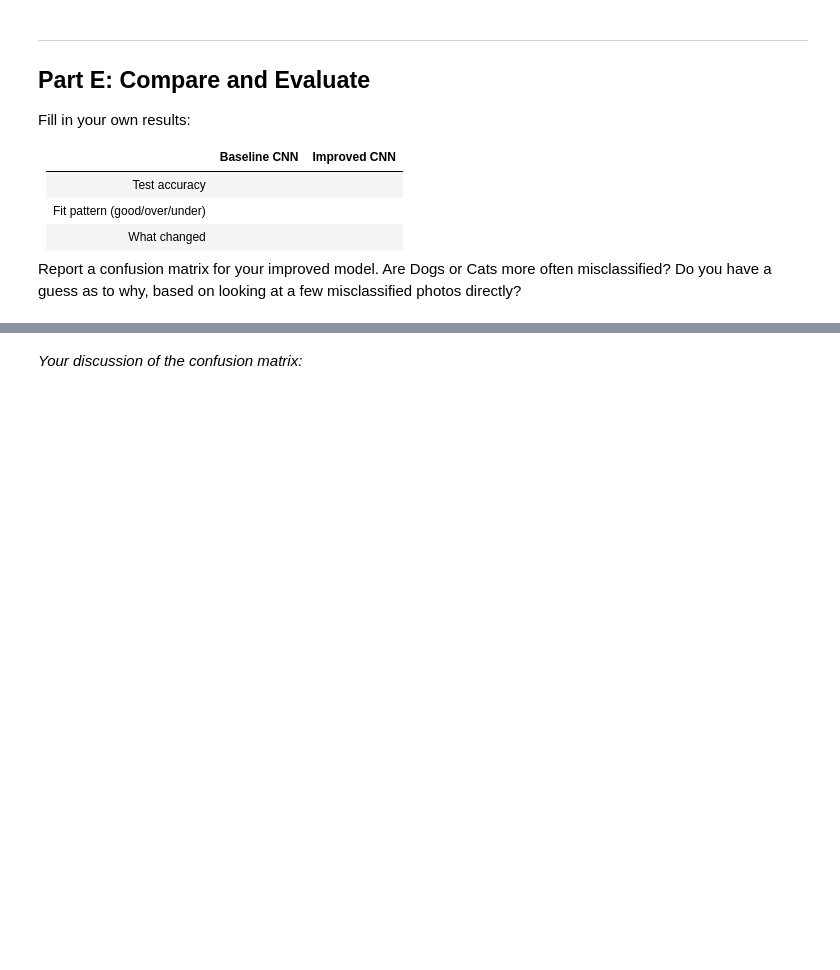
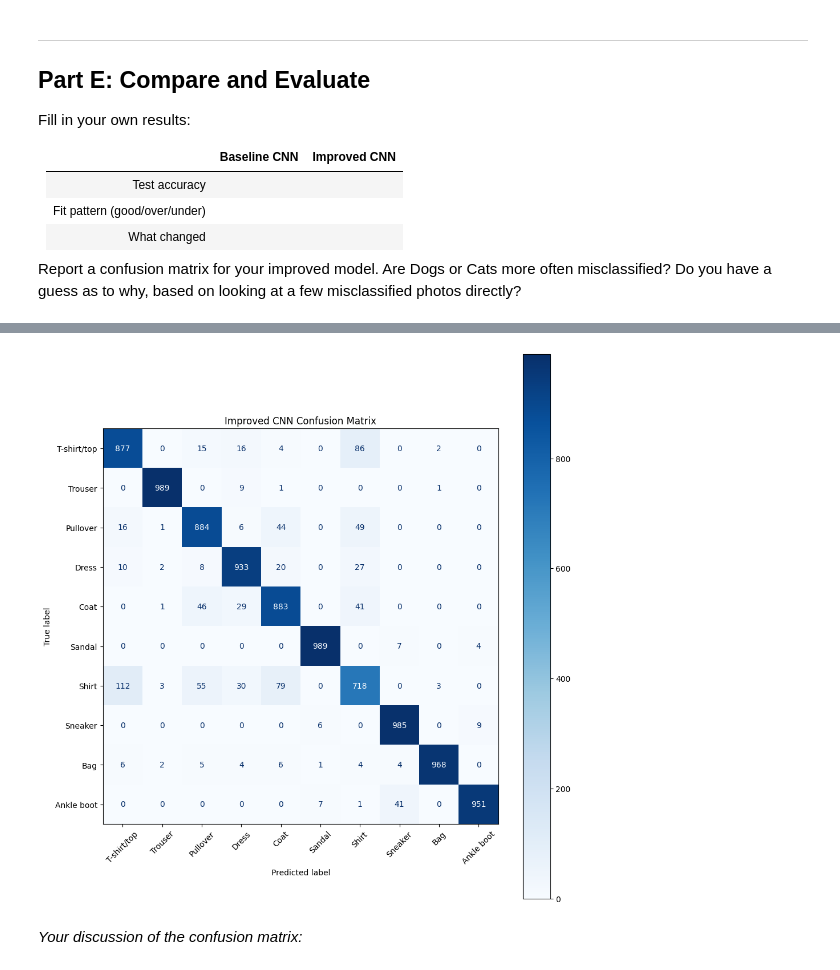
Before and after one commit to evan-kassab/IT480-FA26, a Jupyter notebook: Lab2/Lab2_CNN_PetFinder_Starter.ipynb, the cells around one changed output, grey strips where cells are left out. Saved outputs shown, nothing was run; the diff lists cells and outputs as text; code cells hidden in the pictures; blank space fills up the shorter version.

```diff
--- a/Lab2/Lab2_CNN_PetFinder_Starter.ipynb
+++ b/Lab2/Lab2_CNN_PetFinder_Starter.ipynb
@@ -124,0 +321,19 @@ State which path you chose and why, before you start building it.
+# %%
+# Train your improved model here
+early_stopping = EarlyStopping(
+    monitor="val_loss",
+    patience=3,
+    restore_best_weights=True
+)
+
+# Train the improved CNN
+improved_history = improved_model.fit(
+    x_train,
+    y_train,
+    validation_split=0.20,
+    epochs=20,
+    batch_size=64,
+    shuffle=True,
+    callbacks=[early_stopping],
+    verbose=1
+)
@@ -139,0 +371,65 @@ Report a confusion matrix for your improved model. Are Dogs or Cats more often m
+# %%
+# Evaluate your improved model and build a confusion matrix here
+baseline_loss, baseline_accuracy = model.evaluate(
+    x_test,
+    y_test,
+    verbose=0
+)
+
+# Evaluate the improved model
+improved_loss, improved_accuracy = improved_model.evaluate(
+    x_test,
+    y_test,
+    verbose=0
+)
+
+print("===== MODEL COMPARISON =====")
+print(f"Baseline CNN Test Accuracy: {baseline_accuracy * 100:.2f}%")
+print(f"Improved CNN Test Accuracy: {improved_accuracy * 100:.2f}%")
+print(
+    f"Accuracy Difference: "
+    f"{(improved_accuracy - baseline_accuracy) * 100:.2f} percentage points"
+)
+
+# Generate predictions from the improved model
+y_prob = improved_model.predict(x_test, verbose=0)
+
+# Convert predicted probabilities into class numbers
+y_pred = np.argmax(y_prob, axis=1)
+
+# Convert one-hot encoded test labels back into class numbers
+y_actual = np.argmax(y_test, axis=1)
+
+# Verify accuracy using sklearn
+calculated_accuracy = accuracy_score(y_actual, y_pred)
+
+print(f"\nAccuracy verification: {calculated_accuracy * 100:.2f}%")
+
+class_names = [
+    "T-shirt/top",
+    "Trouser",
+    "Pullover",
+    "Dress",
+    "Coat",
+    "Sandal",
+    "Shirt",
+    "Sneaker",
+    "Bag",
+    "Ankle boot"
+]
+
+# Create the confusion matrix
+cm = confusion_matrix(y_actual, y_pred)
+
+print("Confusion Matrix:")
+print(cm)
+
+# Display the confusion matrix
+fig, ax = plt.subplots(figsize=(10, 10))
+disp = ConfusionMatrixDisplay(confusion_matrix=cm, display_labels=class_names)
+disp.plot(ax=ax, xticks_rotation=45, cmap="Blues")
+
+plt.title("Improved CNN Confusion Matrix")
+plt.tight_layout()
+plt.show()
+# %% [output]
@@ -140,3 +453,4 @@ Report a confusion matrix for your improved model. Are Dogs or Cats more often m
+[figure, added]
 # %% [markdown]
 *Your discussion of the confusion matrix:*
 # %% [markdown]
```
Also changed, not shown: parts of 23 cells of this notebook.
